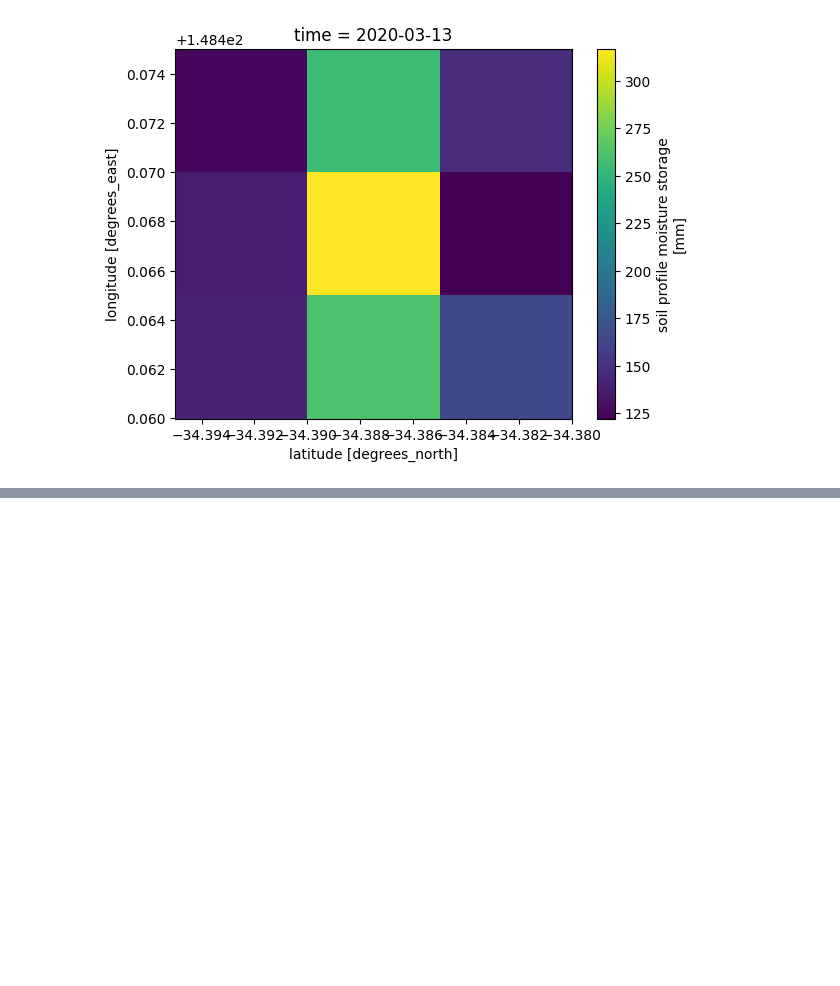
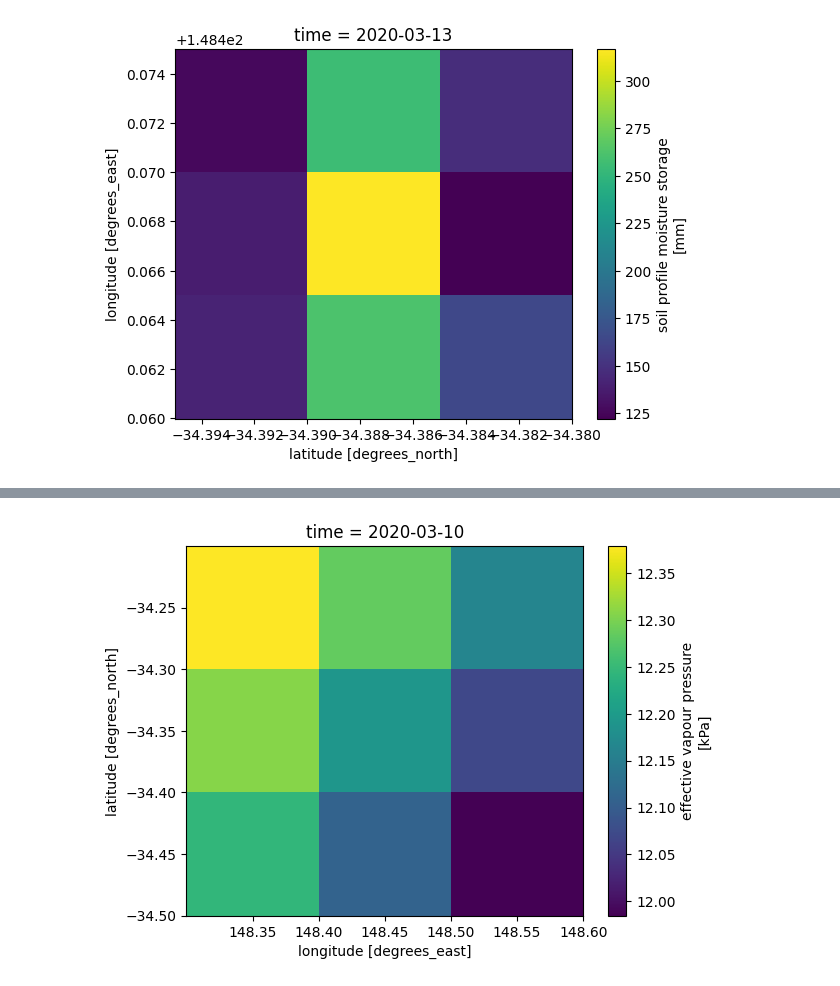
Before and after one commit to johnburley3000/PaddockTS, a Jupyter notebook: DAESIM_preprocess/download_everything.ipynb, the cells around one changed output, grey strips where cells are left out. Saved outputs shown, nothing was run; the diff lists cells and outputs as text; code cells hidden in the pictures; blank space fills up the shorter version.

```diff
--- a/DAESIM_preprocess/download_everything.ipynb
+++ b/DAESIM_preprocess/download_everything.ipynb
@@ -90,0 +108,4 @@ plot_time_point(ds, "Ssoil", "2020-03-10")
+# %%
+plot_time_point(ds, "VPeff", "2020-03-10")
+# %% [output]
+[figure, added]
```
Also changed, not shown: parts of 3 cells of this notebook, 3 other files.
